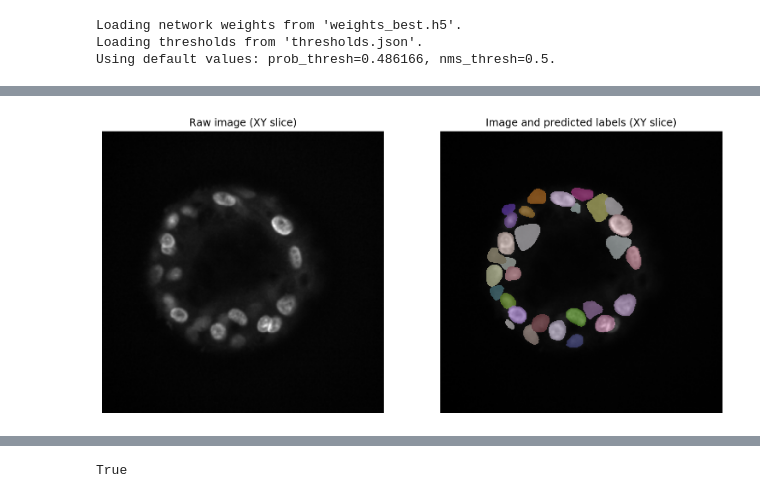
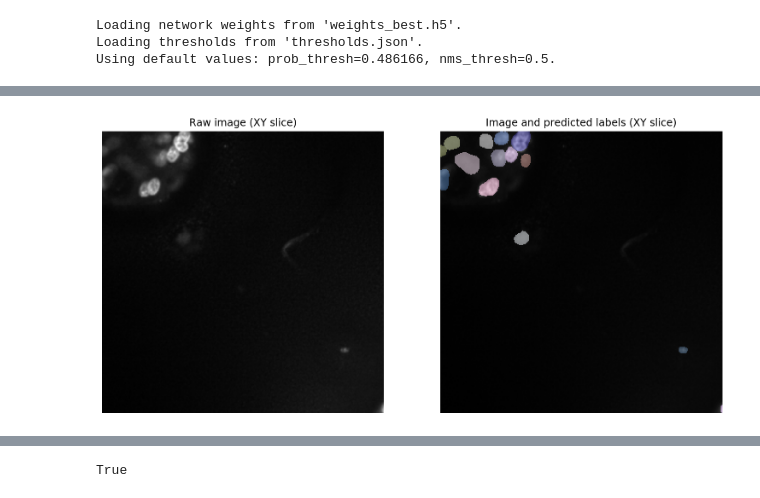
Before and after one commit to centuri-engineering/omero-at-centuri, a Jupyter notebook: pyutils/rois_from_omero.ipynb, the cells around one changed output, grey strips where cells are left out. Drawn from its saved outputs; the diff is of its cells as text; code cells hidden in the pictures.

```diff
--- a/pyutils/rois_from_omero.ipynb
+++ b/pyutils/rois_from_omero.ipynb
@@ -135,20 +60,56 @@ labels.shape
-# %%
-img = im_43
-
-
-np.random.seed(6)
-lbl_cmap = random_label_cmap()
-
-plt.figure(figsize=(13,10))
-z = max(0, img.shape[0] // 2 - 5)
-plt.subplot(121)
-plt.imshow(img[450:800, 250:600], cmap='gray')
-plt.title('Raw image (XY slice)')
-plt.axis('off')
-plt.subplot(122)
-plt.imshow(img[450:800, 250:600], cmap='gray')
-plt.imshow(labels[250:600, 450:800].swapaxes(0, 1), cmap=lbl_cmap, alpha=0.5)
-plt.title('Image and predicted labels (XY slice)')
-plt.axis('off');
-# %% [output]
-[figure, removed]
+# %%
+pixels = image.getPrimaryPixels()
+
+print(
+    "Channels: ",
+    *(f"{i}: \t {c}" for i, c
+      in enumerate(image.getChannelLabels())),
+    sep="\n"
+)
+
+size_z = image.getSizeZ()
+print(f"Number of Z-planes: {size_z}")
+
+def predict_plane(pixels, z, model):
+    plane = pixels.getPlane(theZ=z, theC=0)
+    plane = normalize(plane, 1, 99.8)
+    labels, details = model.predict_instances(plane, axes="XY")
+    return labels, details
+
+
+
+    #labels, details = model.predict_instances()
+
+# zctlist = [(z, 0, 0) for z in range(size_z)]
+# stack = np.array(list(pixels.getPlanes(zctlist)))
+# stack.shape
+# stack = normalize(stack, 1, 99.8)
+
+
+
+
+
+
+def plot_overlayed(img, labels):
+    fig, (ax0, ax1) = plt.subplots(1, 2, figsize=(13, 10))
+    np.random.seed(6)
+    lbl_cmap = random_label_cmap()
+
+    ax0.imshow(img, cmap='gray')
+    ax0.set_title('Raw image (XY slice)')
+    ax0.axis('off')
+    ax1.imshow(img, cmap='gray')
+    ax1.imshow(labels, cmap=lbl_cmap, alpha=0.5)
+    ax1.set_title('Image and predicted labels (XY slice)')
+    ax1.axis('off');
+
+    return fig, (ax0, ax1)
+
+
+crop = slice(450,800), slice(250,600)
+
+img = pixels.getPlane(theZ=43)
+lbls, details = predict_plane(pixels, 43, model)
+
+fig, axes = plot_overlayed(img[crop], lbls.T[crop])
+# %% [output]
@@ -154,0 +123 @@ plt.axis('off');
+[figure, added]
```
Also changed, not shown: parts of 31 cells of this notebook, 5 other files.
